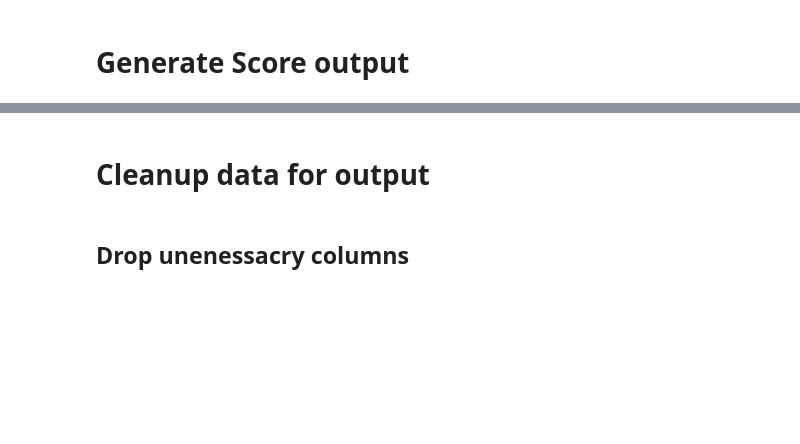
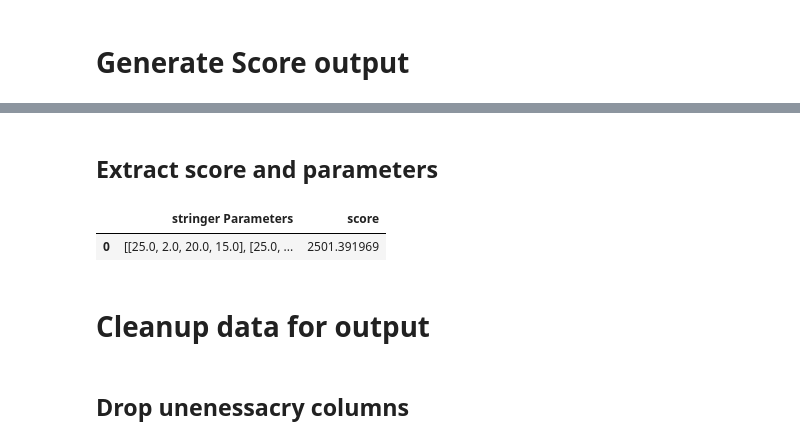
Before and after one commit to fabianober/tum-ase-project-2025-1_2, a Jupyter notebook: prototyping_notebooks/task_1f.ipynb, the cells around one changed output, grey strips where cells are left out. Saved outputs shown, nothing was run; the diff lists cells and outputs as text; code cells hidden in the pictures; blank space fills up the shorter version.

```diff
--- a/prototyping_notebooks/task_1f.ipynb
+++ b/prototyping_notebooks/task_1f.ipynb
@@ -430,3 +481,17 @@ lc1combined
+# %% [markdown]
+## Extract score and parameters
+# %%
+score = evaluateDf['score'].sum()
+dimensions = extractDimensions(evaluateDf)
+
+evaluateDf = pd.DataFrame({
+    'stringer Parameters': [dimensions],
+    'score': [score]
+})
+evaluateDf
+# %% [output]
+|  | stringer Parameters | score |
+| 0 | [[25.0, 2.0, 20.0, 15.0], [25.0, ... | 2501.391969 |
 # %% [markdown]
 # Cleanup data for output
 # %% [markdown]
```
Also changed, not shown: parts of 5 cells of this notebook, 1 other file.
